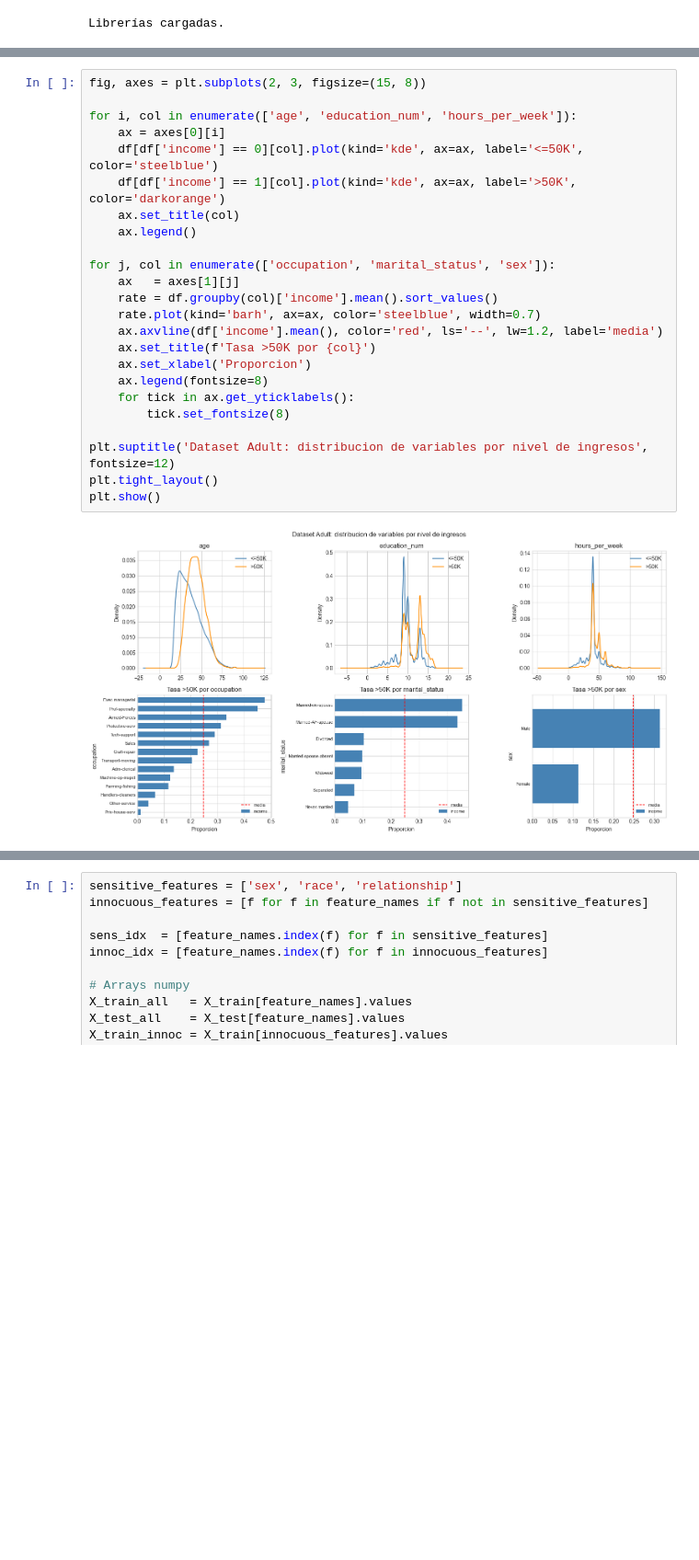
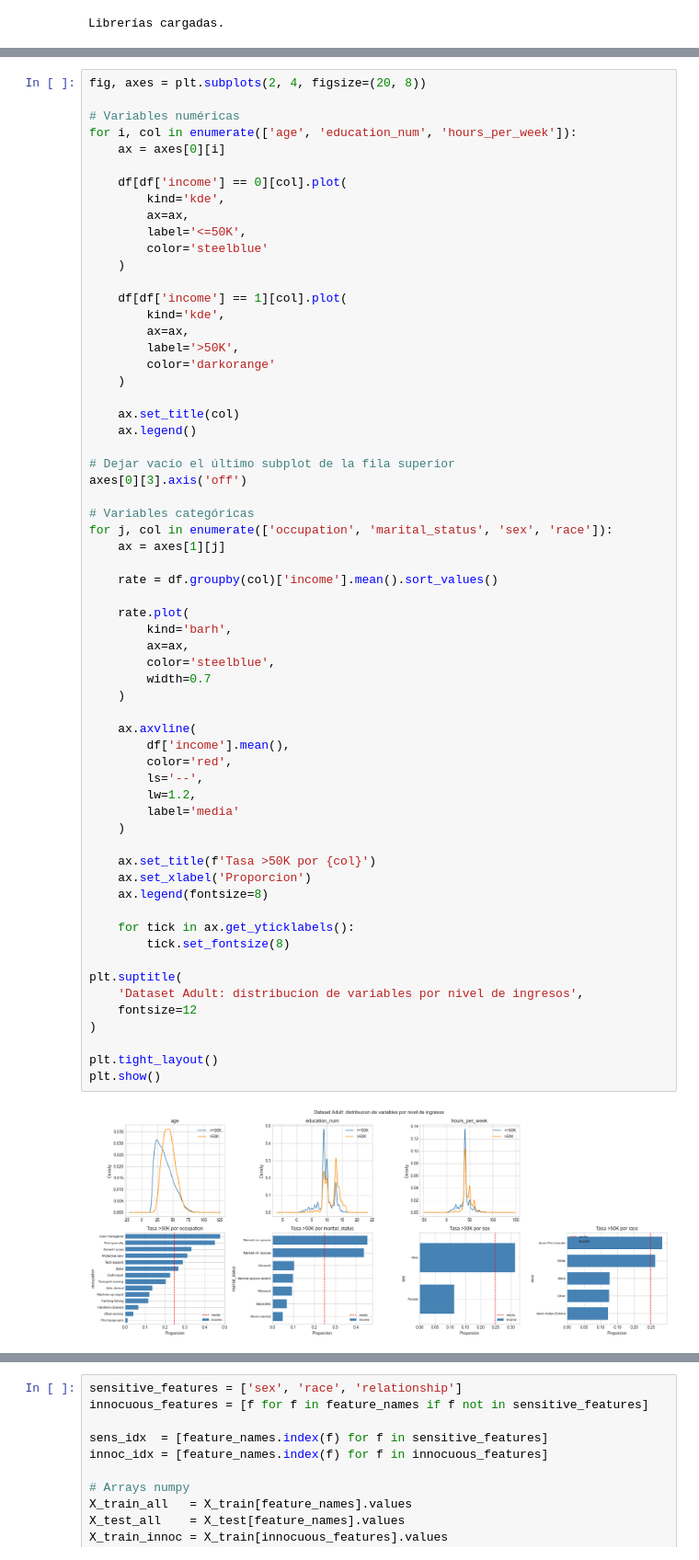
Before and after one commit to pfolgueira/proyecto-xia, a Jupyter notebook: adult_income.ipynb, the cells around one changed output, grey strips where cells are left out. Shown at 92% size. Cells and saved outputs as stored; diff of their text form; blank space fills up the shorter version.

```diff
--- a/adult_income.ipynb
+++ b/adult_income.ipynb
@@ -128,28 +165,66 @@ Train: 36826 | Test: 9207
 Train: (36826, 11) | Test: (9207, 11)
 Features: ['age', 'education_num', 'hours_per_week', 'capital_gain', 'capital_loss', 'workclass', 'marital_status', 'occupation', 'relationship', 'race', 'sex']
 # %%
-fig, axes = plt.subplots(2, 3, figsize=(15, 8))
+fig, axes = plt.subplots(2, 4, figsize=(20, 8))
 
+# Variables numéricas
 for i, col in enumerate(['age', 'education_num', 'hours_per_week']):
     ax = axes[0][i]
-    df[df['income'] == 0][col].plot(kind='kde', ax=ax, label='<=50K', color='steelblue')
-    df[df['income'] == 1][col].plot(kind='kde', ax=ax, label='>50K',  color='darkorange')
+
+    df[df['income'] == 0][col].plot(
+        kind='kde',
+        ax=ax,
+        label='<=50K',
+        color='steelblue'
+    )
+
+    df[df['income'] == 1][col].plot(
+        kind='kde',
+        ax=ax,
+        label='>50K',
+        color='darkorange'
+    )
+
     ax.set_title(col)
     ax.legend()
 
-for j, col in enumerate(['occupation', 'marital_status', 'sex']):
-    ax   = axes[1][j]
+# Dejar vacío el último subplot de la fila superior
+axes[0][3].axis('off')
+
+# Variables categóricas
+for j, col in enumerate(['occupation', 'marital_status', 'sex', 'race']):
+    ax = axes[1][j]
+
     rate = df.groupby(col)['income'].mean().sort_values()
-    rate.plot(kind='barh', ax=ax, color='steelblue', width=0.7)
-    ax.axvline(df['income'].mean(), color='red', ls='--', lw=1.2, label='media')
+
+    rate.plot(
+        kind='barh',
+        ax=ax,
+        color='steelblue',
+        width=0.7
+    )
+
+    ax.axvline(
+        df['income'].mean(),
+        color='red',
+        ls='--',
+        lw=1.2,
+        label='media'
+    )
+
     ax.set_title(f'Tasa >50K por {col}')
     ax.set_xlabel('Proporcion')
     ax.legend(fontsize=8)
+
     for tick in ax.get_yticklabels():
         tick.set_fontsize(8)
 
-plt.suptitle('Dataset Adult: distribucion de variables por nivel de ingresos', fontsize=12)
+plt.suptitle(
+    'Dataset Adult: distribucion de variables por nivel de ingresos',
+    fontsize=12
+)
+
 plt.tight_layout()
 plt.show()
 # %% [output]
-[figure, old version]
+[figure, new version]
```
Also changed, not shown: parts of 14 cells of this notebook.
